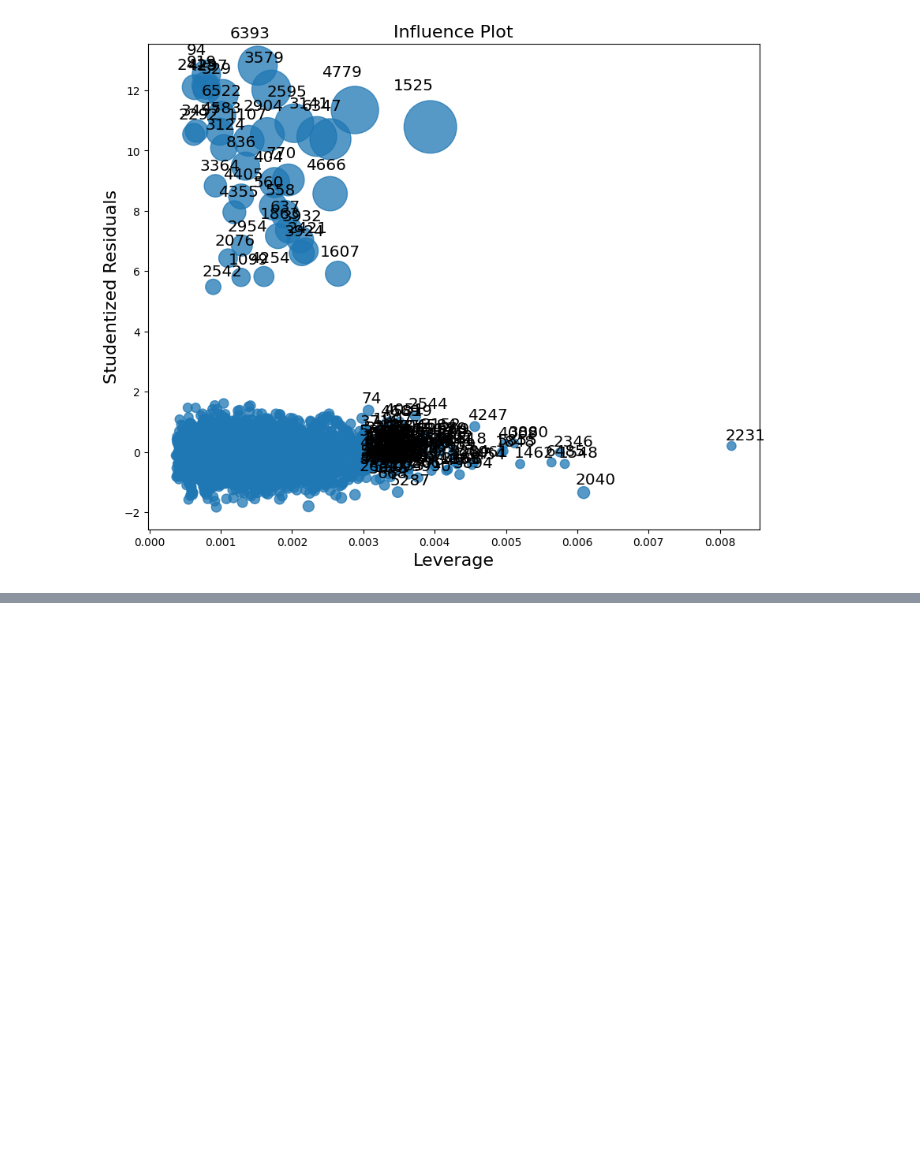
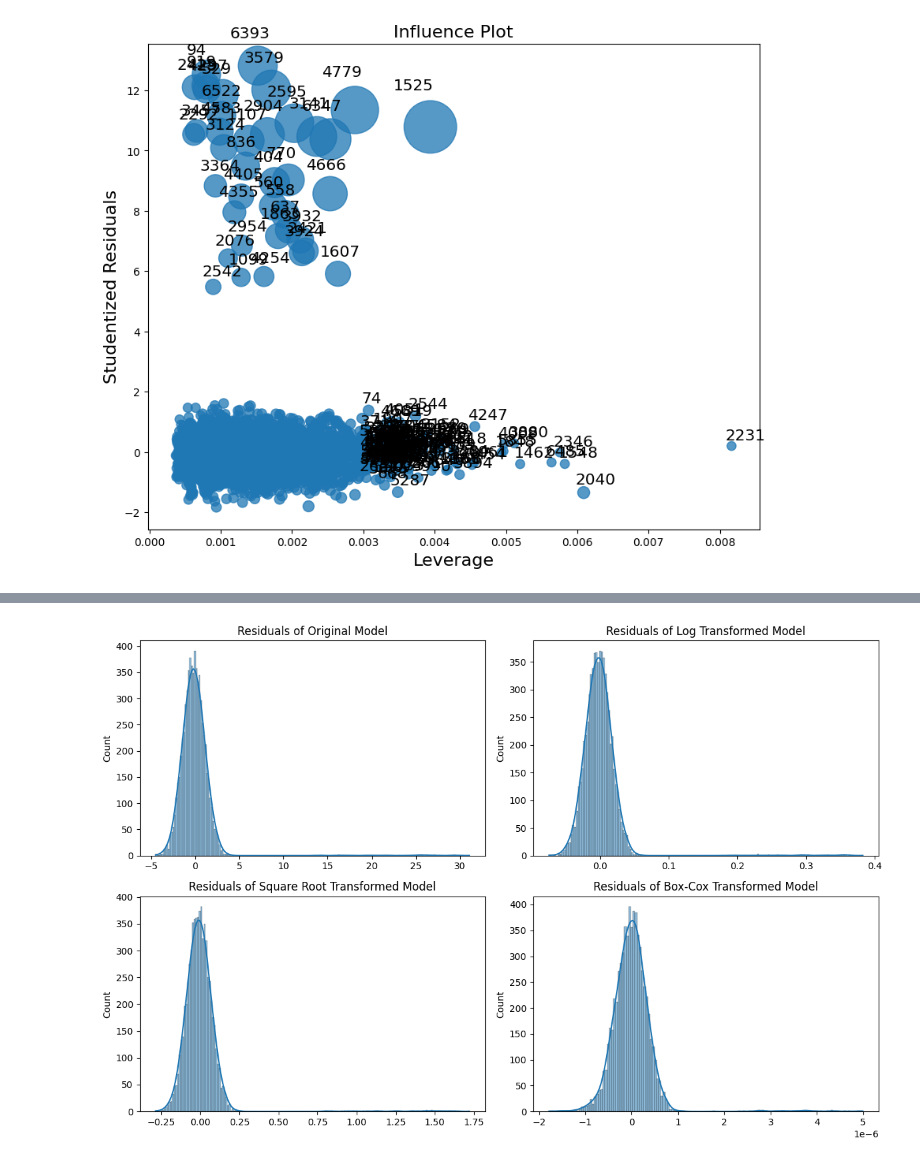
Before and after one commit to cztm/linear-regression, a Jupyter notebook: MLR_Analysis.ipynb, the cells around one changed output, grey strips where cells are left out. Drawn from its saved outputs; the diff is of its cells as text; code cells hidden in the pictures; blank space fills up the shorter version.

Commit message:
test log transformation

```diff
--- a/MLR_Analysis.ipynb
+++ b/MLR_Analysis.ipynb
@@ -184,3 +184,84 @@ influence_plot(model, ax=ax, criterion="cooks")
 plt.show()
 # %% [output]
 [figure]
+# %%
+import pandas as pd
+import statsmodels.api as sm
+import statsmodels.formula.api as smf
+from sklearn.preprocessing import StandardScaler, PowerTransformer
+from scipy import stats
+import numpy as np
+import matplotlib.pyplot as plt
+import seaborn as sns
+
+# Load the dataset
+df = pd.read_csv('data/StudentPerformanceFactors.csv')
+
+# Replace spaces in column names with underscores
+df.columns = df.columns.str.replace(' ', '_')
+
+# Convert categorical variables to dummy variables
+df_encoded = pd.get_dummies(df, drop_first=True)
+
+# Define predictors and target
+predictors = ['Attendance', 'Hours_Studied', 'Previous_Scores', 'Tutoring_Sessions',
+              'Access_to_Resources_Low', 'Parental_Involvement_Low']
+X = df_encoded[predictors]
+y = df_encoded['Exam_Score']
+
+# Standardize predictors
+scaler = StandardScaler()
+X_scaled = scaler.fit_transform(X)
+
+# Original model without transformation
+X_const = sm.add_constant(X_scaled)
+model_orig = sm.OLS(y, X_const).fit()
+print("Original Model Summary")
+print(model_orig.summary())
+
+# Log transformation of the target variable (Exam_Score)
+y_log = np.log(y)
+model_log = sm.OLS(y_log, X_const).fit()
+print("\nLog Transformation Model Summary")
+print(model_log.summary())
+
+# Square root transformation of the target variable
+y_sqrt = np.sqrt(y)
+model_sqrt = sm.OLS(y_sqrt, X_const).fit()
+print("\nSquare Root Transformation Model Summary")
+print(model_sqrt.summary())
+
+# Box-Cox transformation (only works with positive values)
+# Fitting and transforming y using the Box-Cox transformation
+y_boxcox, fitted_lambda = stats.boxcox(y)
+model_boxcox = sm.OLS(y_boxcox, X_const).fit()
+print("\nBox-Cox Transformation Model Summary")
+print(f"Lambda used for Box-Cox Transformation: {fitted_lambda}")
+print(model_boxcox.summary())
+
+# Compare residuals of different models
+plt.figure(figsize=(12, 8))
+
+# Original residuals
+plt.subplot(2, 2, 1)
+sns.histplot(model_orig.resid, kde=True)
+plt.title('Residuals of Original Model')
+
+# Log transformation residuals
+plt.subplot(2, 2, 2)
+sns.histplot(model_log.resid, kde=True)
+plt.title('Residuals of Log Transformed Model')
+
+# Square root transformation residuals
+plt.subplot(2, 2, 3)
+sns.histplot(model_sqrt.resid, kde=True)
+plt.title('Residuals of Square Root Transformed Model')
+
+# Box-Cox transformation residuals
+plt.subplot(2, 2, 4)
+sns.histplot(model_boxcox.resid, kde=True)
+plt.title('Residuals of Box-Cox Transformed Model')
+
+plt.tight_layout()
+plt.show()
+# %% [output]
@@ -186,0 +285 @@ plt.show()
+[figure, added]
```
Also changed, not shown: parts of 3 cells of this notebook.
